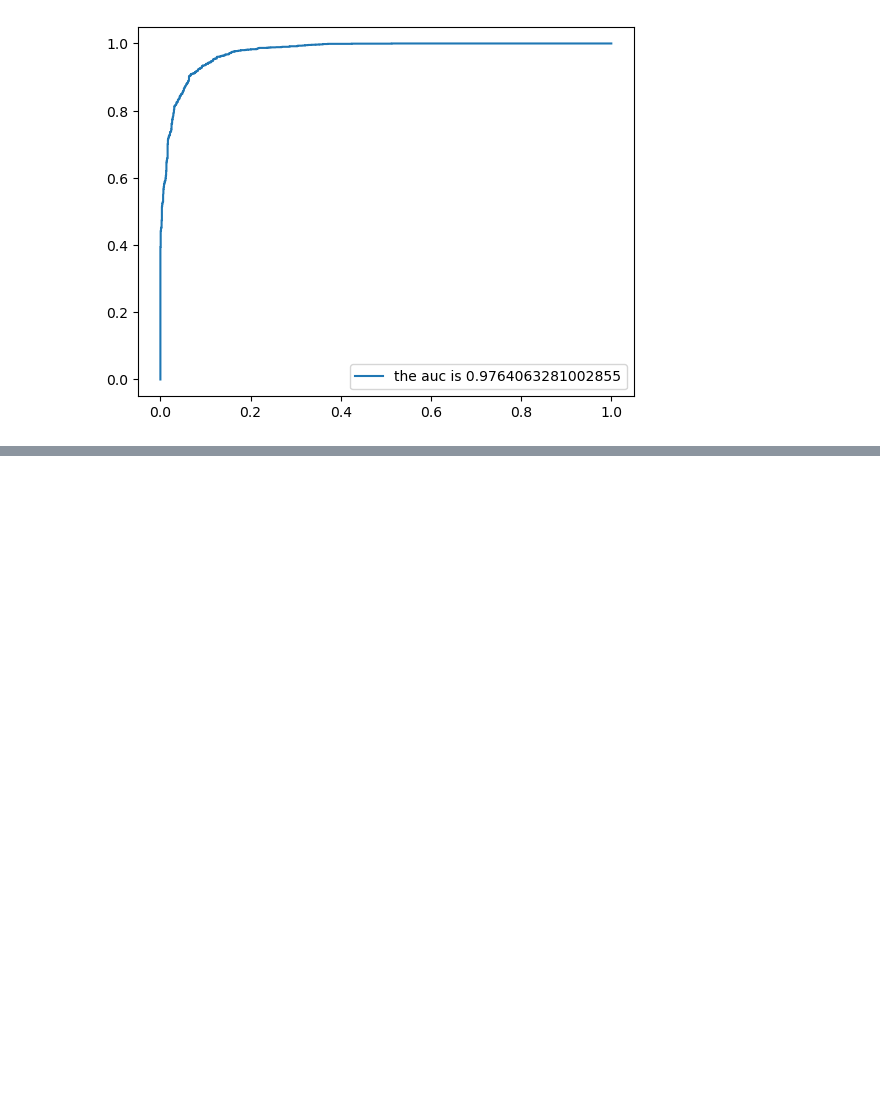
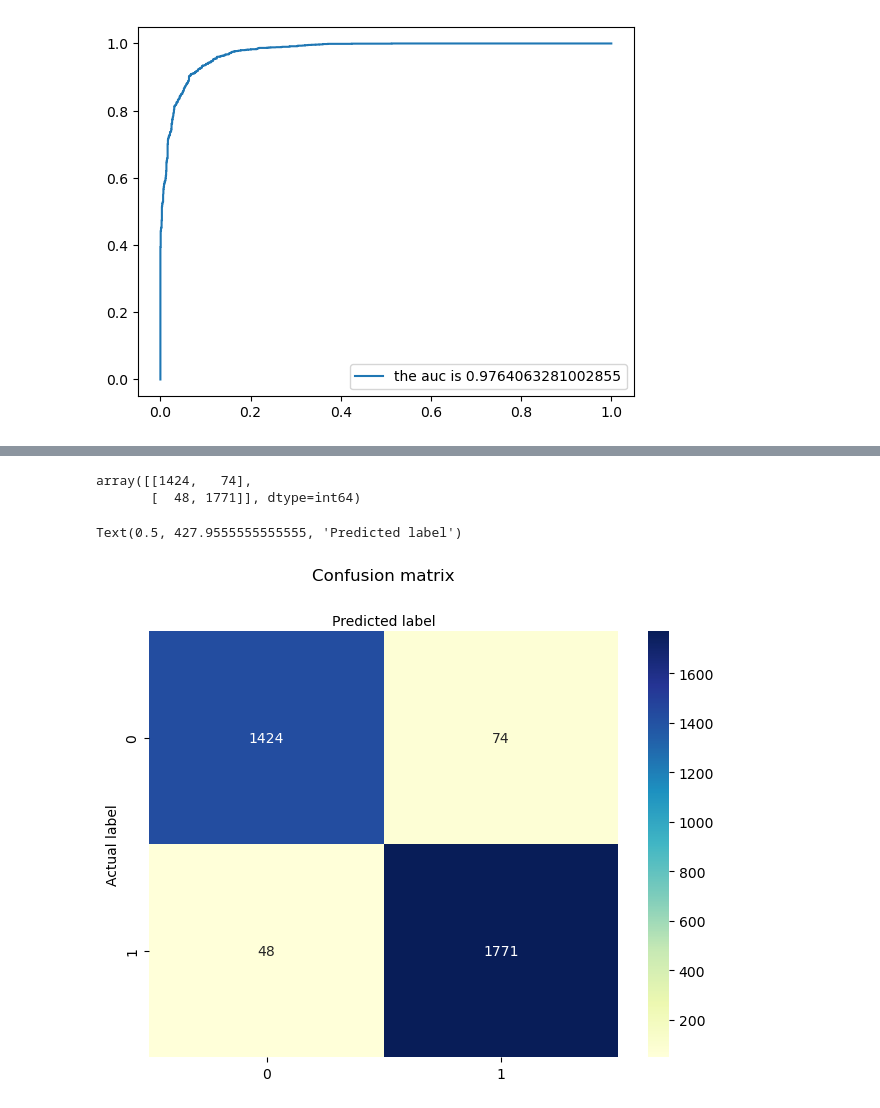
Before and after one commit to Kofigo375/Capstone-Project-Machine-learning-based-Phishing-Detection-, a Jupyter notebook: main.ipynb, the cells around one changed output, grey strips where cells are left out. Cells and saved outputs as stored; diff of their text form; code cells hidden in the pictures; blank space fills up the shorter version.

```diff
--- a/main.ipynb
+++ b/main.ipynb
@@ -305,0 +376,32 @@ plt.show()
+# %%
+## create a decision tree classifier object
+dt_classifier = DecisionTreeClassifier()
+## train decision tree classifier
+dt_classifier.fit(X_train,y_train)
+## make predictions with test dataset
+y_pred_dt = dt_classifier.predict(X_test)
+# %%
+## Evaluation with confusion matrix
+conf_mat_dt = metrics.confusion_matrix(y_test, y_pred_dt)
+conf_mat_dt
+# %% [output]
+array([[1424,   74],
+       [  48, 1771]], dtype=int64)
+# %%
+## visualizing the confusion matrix
+class_names=[-1, 1]
+fig, ax = plt.subplots()
+tick_marks = np.arange(len(class_names))
+plt.xticks(tick_marks, class_names)
+plt.yticks(tick_marks, class_names)
+
+# creating heatmap
+sns.heatmap(pd.DataFrame(conf_mat_dt), annot=True, cmap='YlGnBu', fmt='g')
+ax.xaxis.set_label_position("top")
+plt.tight_layout()
+plt.title("Confusion matrix", y=1.1)
+plt.ylabel("Actual label")
+plt.xlabel("Predicted label")
+# %% [output]
+Text(0.5, 427.9555555555555, 'Predicted label')
+[figure, added]
```
Also changed, not shown: parts of 20 cells of this notebook.
